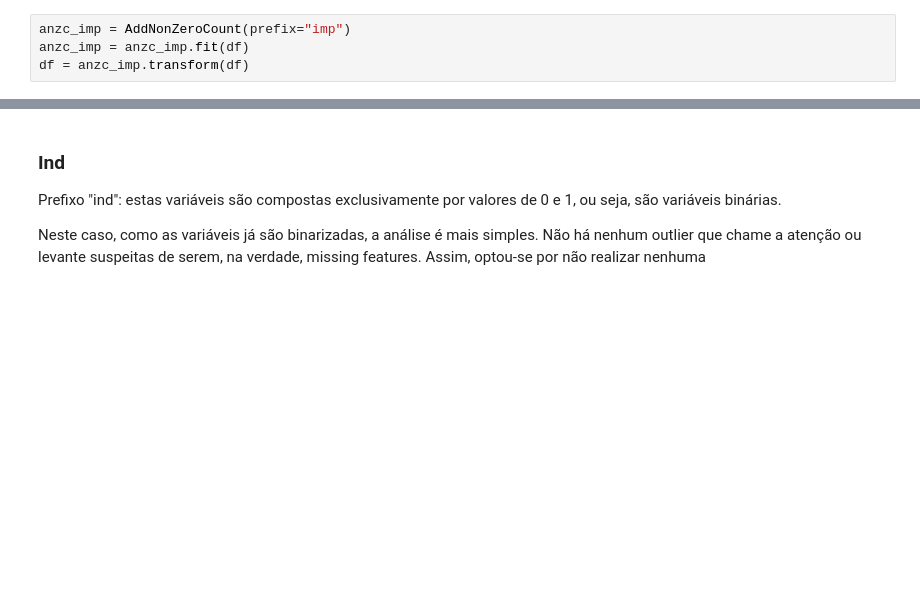
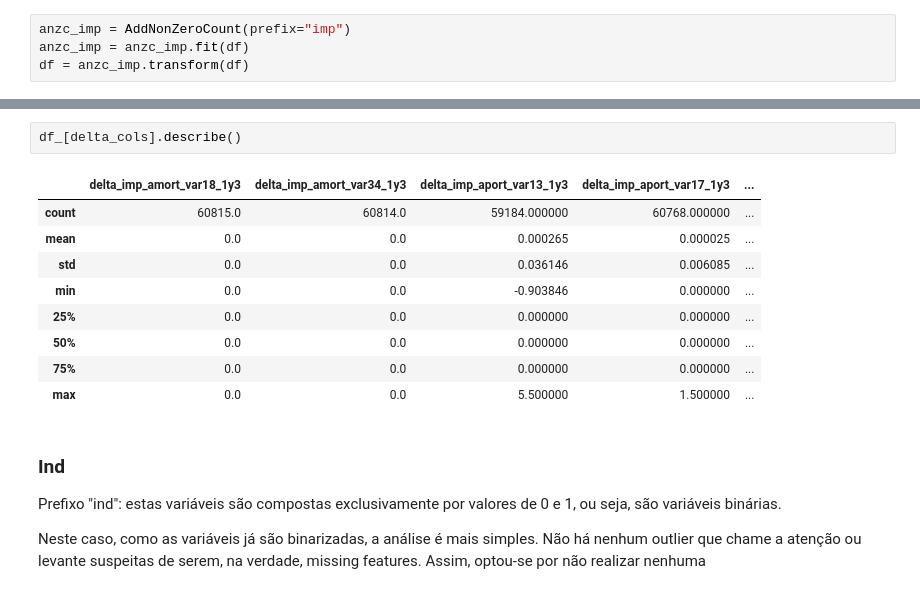
Before and after one commit to FelipeViacava/data-masters-case, a Jupyter notebook: 01-eda.ipynb, the cells around one changed output, grey strips where cells are left out. Drawn from its saved outputs; the diff is of its cells as text; blank space fills up the shorter version.

```diff
--- a/01-eda.ipynb
+++ b/01-eda.ipynb
@@ -242,3 +298,15 @@ df = anzc_imp.transform(df)
+# %%
+df_[delta_cols].describe()
+# %% [output]
+|  | delta_imp_amort_var18_1y3 | delta_imp_amort_var34_1y3 | delta_imp_aport_var13_1y3 | delta_imp_aport_var17_1y3 | ... |
+| count | 60815.0 | 60814.0 | 59184.000000 | 60768.000000 | ... |
+| mean | 0.0 | 0.0 | 0.000265 | 0.000025 | ... |
+| std | 0.0 | 0.0 | 0.036146 | 0.006085 | ... |
+| min | 0.0 | 0.0 | -0.903846 | 0.000000 | ... |
+| 25% | 0.0 | 0.0 | 0.000000 | 0.000000 | ... |
+| 50% | 0.0 | 0.0 | 0.000000 | 0.000000 | ... |
+| 75% | 0.0 | 0.0 | 0.000000 | 0.000000 | ... |
+| max | 0.0 | 0.0 | 5.500000 | 1.500000 | ... |
 # %% [markdown]
 ### Ind
 
```
Also changed, not shown: parts of 13 cells of this notebook.
